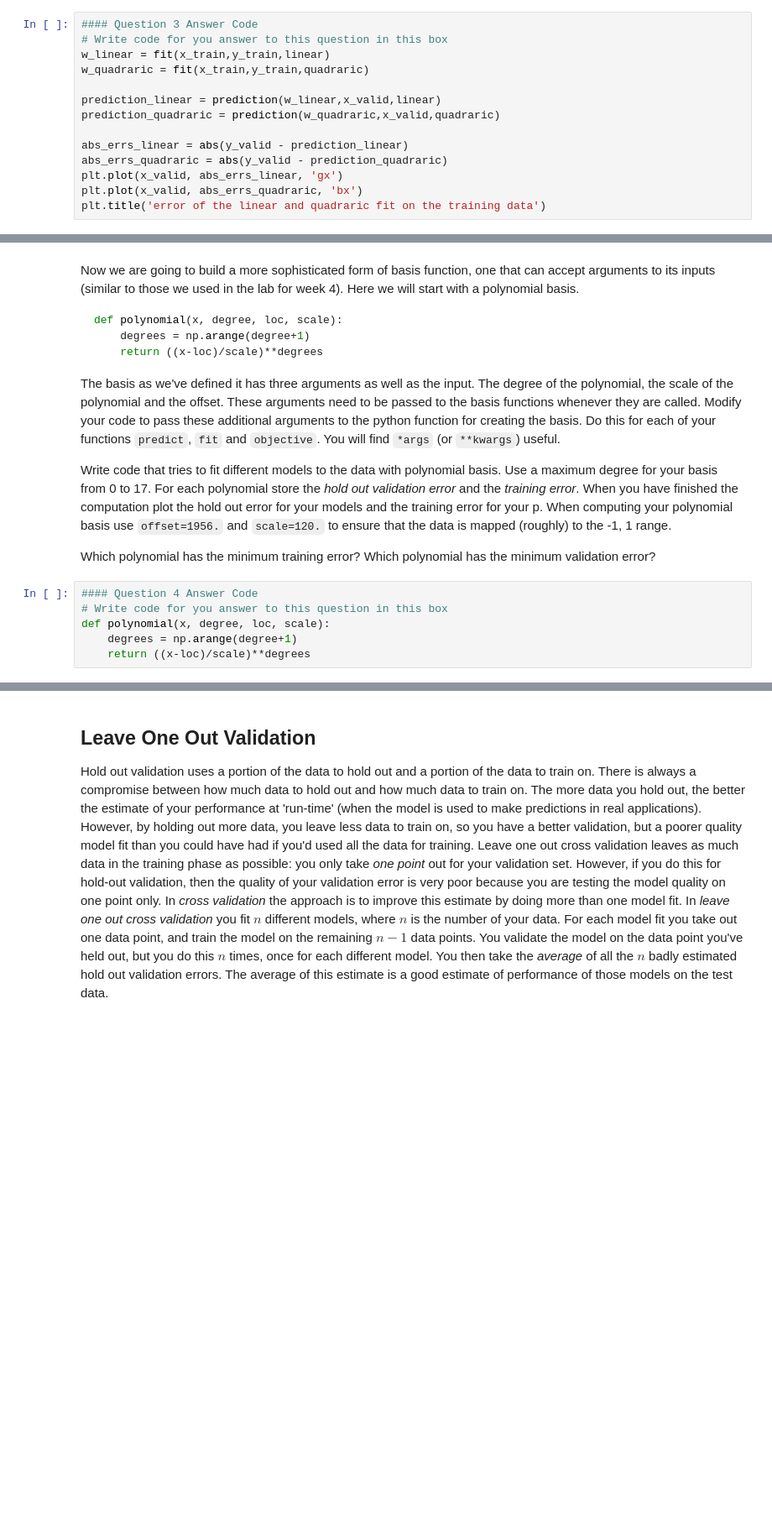
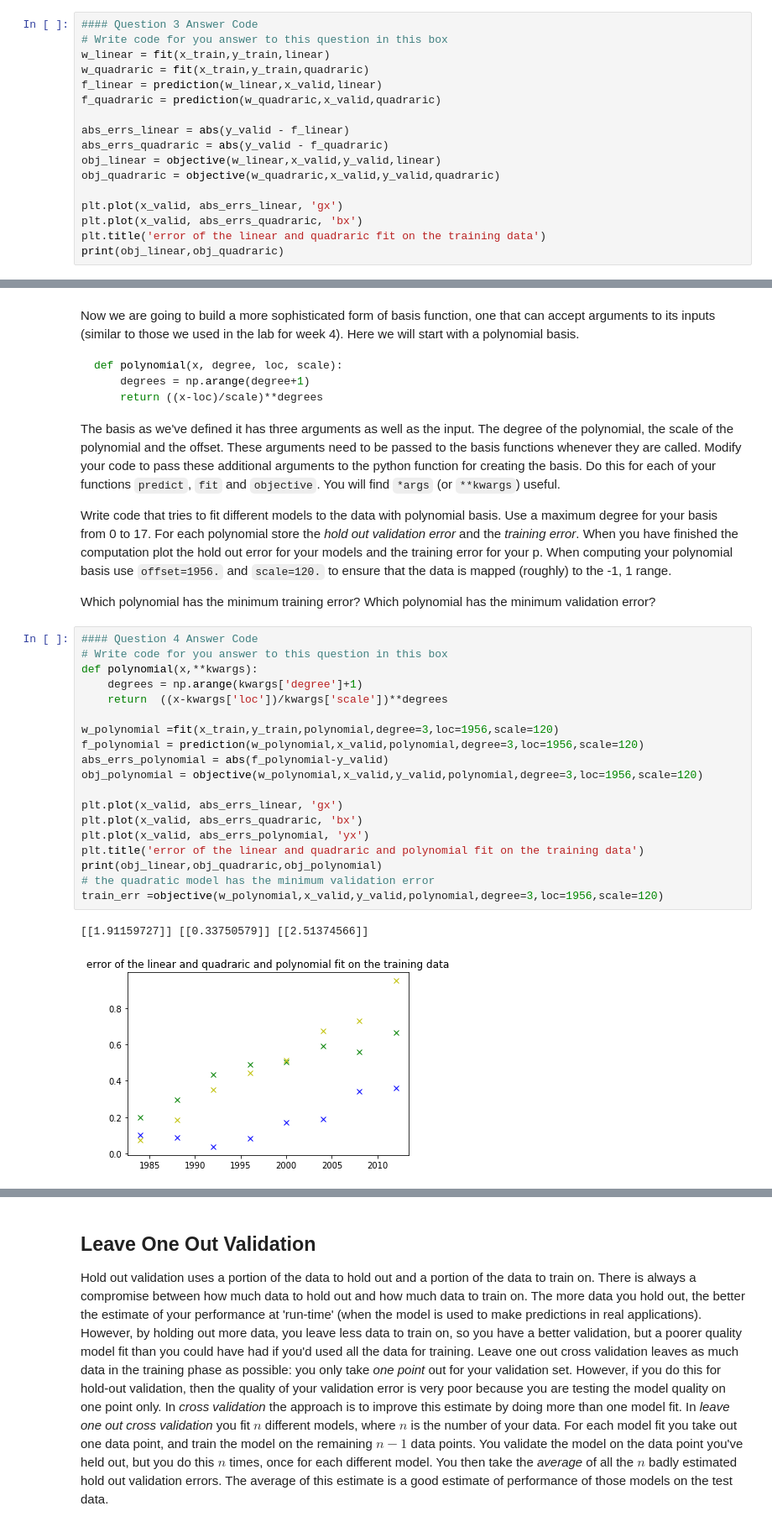
Before and after one commit to maalvarezl/MLAI, a Jupyter notebook: Lab 5 - Generalisation.ipynb, the cells around one changed output, grey strips where cells are left out. Shown at 84% size. Cells and saved outputs as stored; diff of their text form; blank space fills up the shorter version.

```diff
--- a/Lab 5 - Generalisation.ipynb
+++ b/Lab 5 - Generalisation.ipynb
@@ -213,13 +218,16 @@ For both the linear and quadratic models, fit the model to the data up until 198
 # Write code for you answer to this question in this box
 w_linear = fit(x_train,y_train,linear)
 w_quadraric = fit(x_train,y_train,quadraric)
+f_linear = prediction(w_linear,x_valid,linear)
+f_quadraric = prediction(w_quadraric,x_valid,quadraric)
 
-prediction_linear = prediction(w_linear,x_valid,linear)
-prediction_quadraric = prediction(w_quadraric,x_valid,quadraric)
+abs_errs_linear = abs(y_valid - f_linear)
+abs_errs_quadraric = abs(y_valid - f_quadraric)
+obj_linear = objective(w_linear,x_valid,y_valid,linear)
+obj_quadraric = objective(w_quadraric,x_valid,y_valid,quadraric)
 
-abs_errs_linear = abs(y_valid - prediction_linear)
-abs_errs_quadraric = abs(y_valid - prediction_quadraric)
 plt.plot(x_valid, abs_errs_linear, 'gx')
 plt.plot(x_valid, abs_errs_quadraric, 'bx')
 plt.title('error of the linear and quadraric fit on the training data')
+print(obj_linear,obj_quadraric)
 # %% [output]
@@ -244,11 +252,27 @@ The basis as we've defined it has three arguments as well as the input. The degr
 Write code that tries to fit different models to the data with polynomial basis. Use a maximum degree for your basis from 0 to 17. For each polynomial store the *hold out validation error* and the *training error*. When you have finished the computation plot the hold out error for your models and the training error for your p. When computing your polynomial basis use `offset=1956.` and `scale=120.` to ensure that the data is mapped (roughly) to the -1, 1 range.
 
 Which polynomial has the minimum training error? Which polynomial has the minimum validation error?
-# %%
-#### Question 4 Answer Code
-# Write code for you answer to this question in this box
-def polynomial(x, degree, loc, scale):
-    degrees = np.arange(degree+1)
-    return ((x-loc)/scale)**degrees
+# %%
+#### Question 4 Answer Code
+# Write code for you answer to this question in this box
+def polynomial(x,**kwargs):
+    degrees = np.arange(kwargs['degree']+1)
+    return  ((x-kwargs['loc'])/kwargs['scale'])**degrees
+
+w_polynomial =fit(x_train,y_train,polynomial,degree=3,loc=1956,scale=120)
+f_polynomial = prediction(w_polynomial,x_valid,polynomial,degree=3,loc=1956,scale=120)
+abs_errs_polynomial = abs(f_polynomial-y_valid)
+obj_polynomial = objective(w_polynomial,x_valid,y_valid,polynomial,degree=3,loc=1956,scale=120)
+
+plt.plot(x_valid, abs_errs_linear, 'gx')
+plt.plot(x_valid, abs_errs_quadraric, 'bx')
+plt.plot(x_valid, abs_errs_polynomial, 'yx')
+plt.title('error of the linear and quadraric and polynomial fit on the training data')
+print(obj_linear,obj_quadraric,obj_polynomial)
+# the quadratic model has the minimum validation error
+train_err =objective(w_polynomial,x_valid,y_valid,polynomial,degree=3,loc=1956,scale=120)
+# %% [output]
+[[1.91159727]] [[0.33750579]] [[2.51374566]]
+[figure, added]
 # %%
 train_err
```
Also changed, not shown: parts of 9 cells of this notebook.
